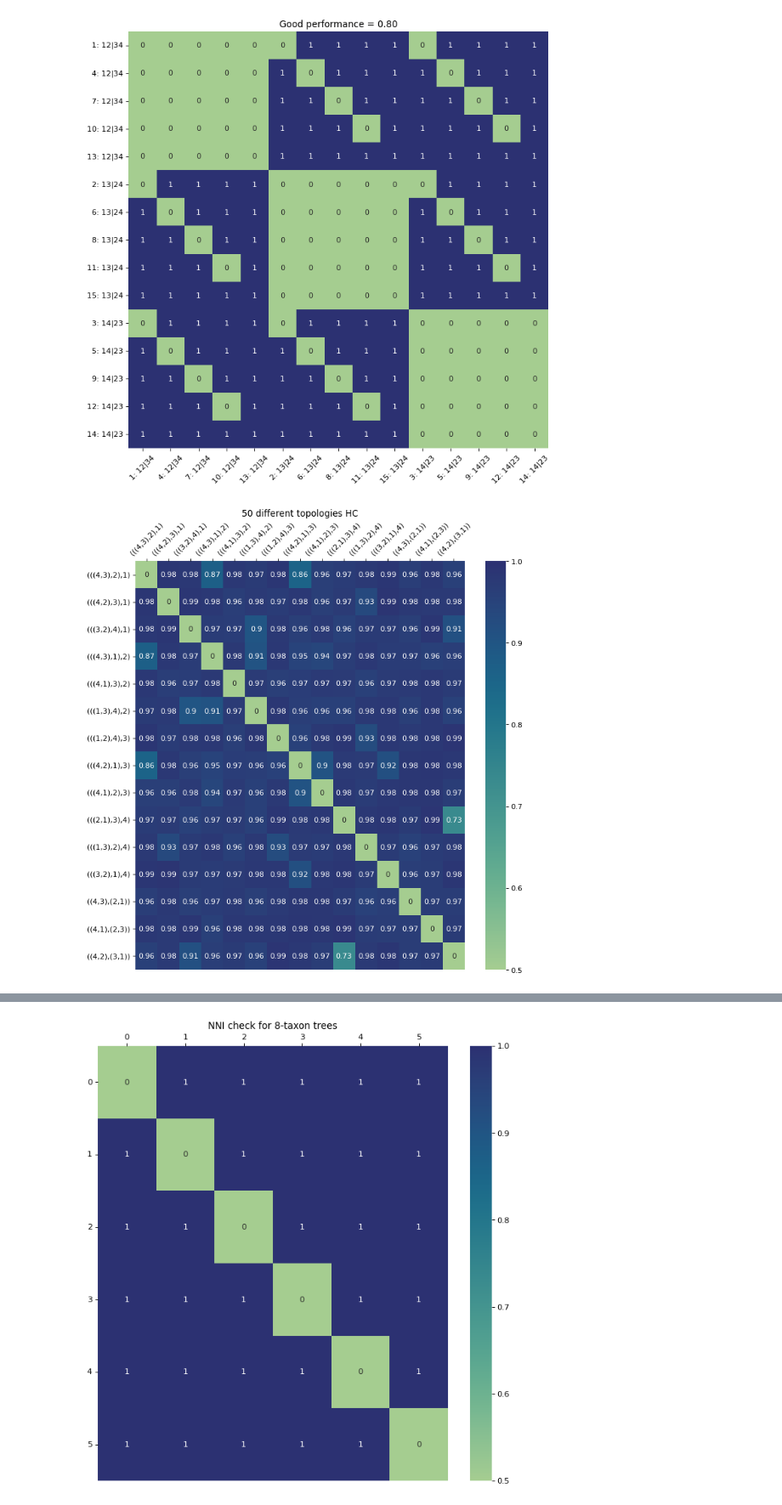
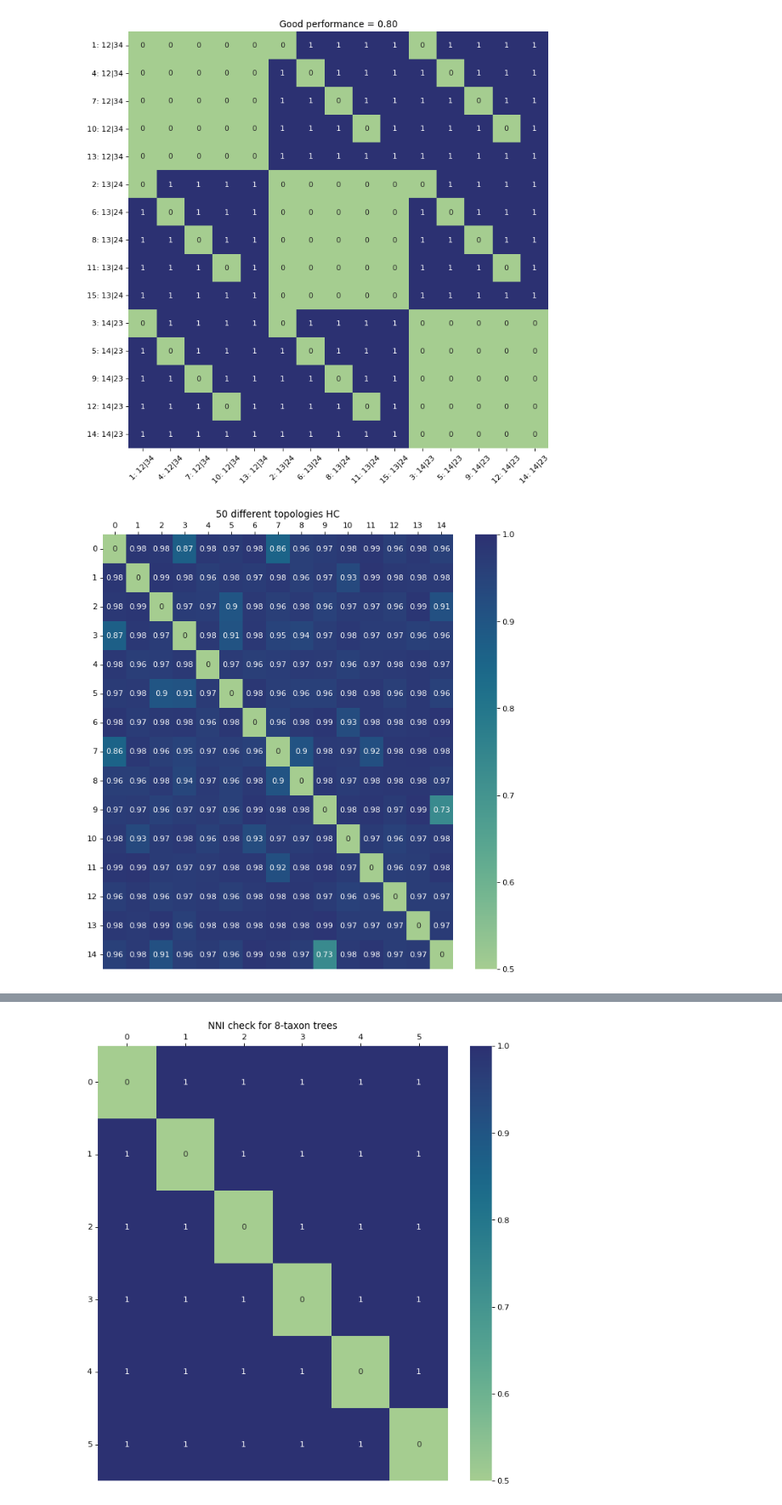
Before and after one commit to solislemuslab/PhyloClustering.jl, a Jupyter notebook: hc-heatmap.ipynb, the cells around one changed output, grey strips where cells are left out. Shown at 85% size. Cells and saved outputs as stored; diff of their text form; code cells hidden in the pictures.

Commit message:
Fixed some minor bugs such as missing gt diagrams and wrong axis labels.

```diff
--- a/hc-heatmap.ipynb
+++ b/hc-heatmap.ipynb
@@ -289,23 +289,21 @@ plot.tick_params(axis='y', rotation=0)
 # %%
 df = pd.read_csv("./data/hc/8/hc_8_diff_topo_50_1.csv")
 accuracy = df.values
 for i in range(99):
     path = "./data/hc/8/hc_8_diff_topo_50_" + str(i + 2) + ".csv"
     df = pd.read_csv(path)
     accuracy += df.values
 
 accuracy /= 100
 hc_50 = pd.DataFrame(accuracy)
-hc_50.columns = trees
-hc_50.index = trees
 
 plt.figure(figsize=(10,10), dpi=80)
 plt.title('50 different topologies HC')
 plot = sns.heatmap(hc_50, annot=True, cmap="crest",vmin = 0.5, vmax = 1);
 plot.xaxis.tick_top()
-plot.tick_params(axis='x', rotation=45)
+plot.tick_params(axis='y', rotation=0)
 # %% [output]
-[figure, old version]
+[figure, new version]
 # %%
 df = pd.read_csv("./data/hc/8/hc_8_diff_topo_100_1.csv")
 accuracy = df.values
```
Also changed, not shown: parts of 4 cells of this notebook, 2 other files.
